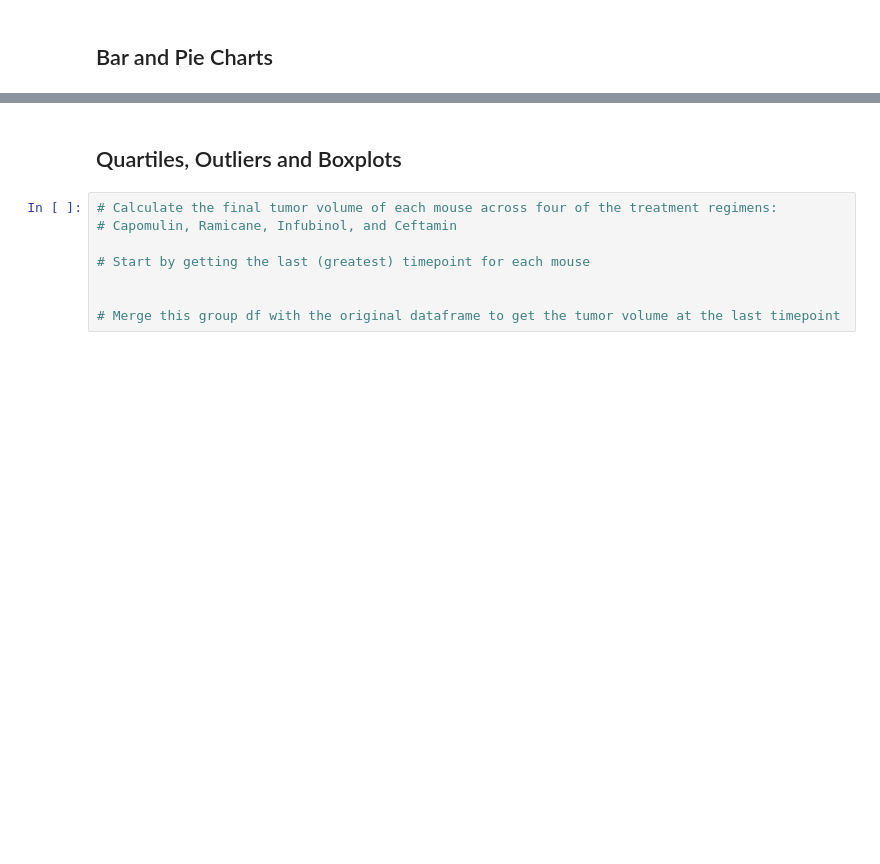
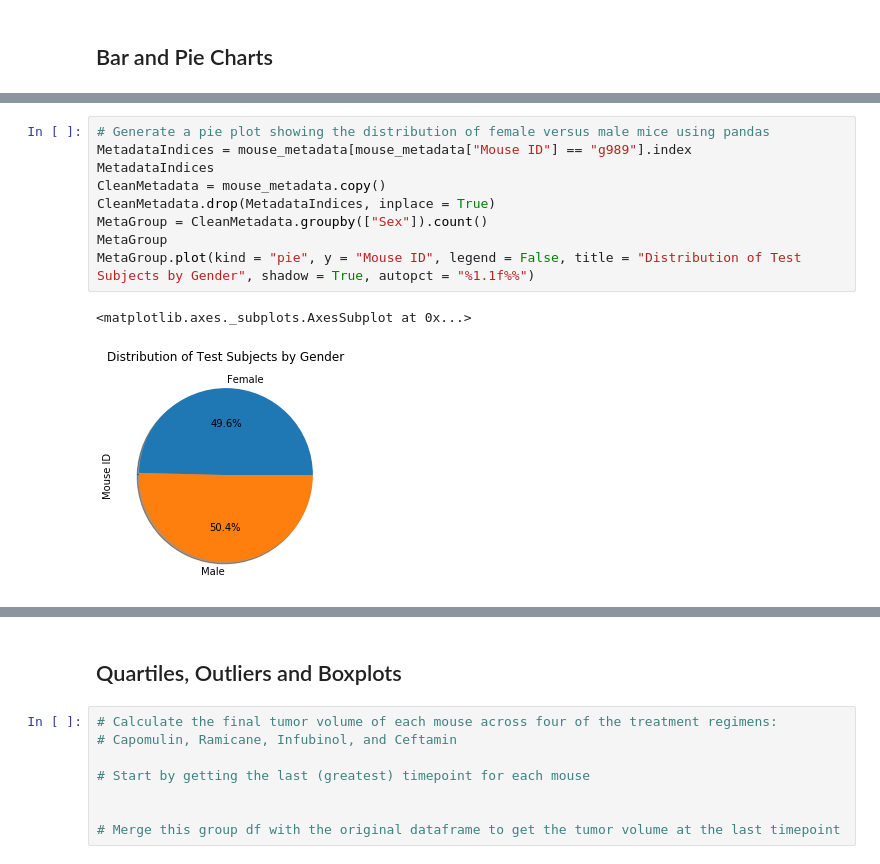
Before and after one commit to DataNinjaPrincess/matplotlib-challenge, a Jupyter notebook: pymaceuticals.ipynb, the cells around one changed output, grey strips where cells are left out. Cells and saved outputs as stored; diff of their text form; blank space fills up the shorter version.

```diff
--- a/pymaceuticals.ipynb
+++ b/pymaceuticals.ipynb
@@ -133 +184,13 @@ CleanMice.describe()
+# %%
+# Generate a pie plot showing the distribution of female versus male mice using pandas
+MetadataIndices = mouse_metadata[mouse_metadata["Mouse ID"] == "g989"].index
+MetadataIndices
+CleanMetadata = mouse_metadata.copy()
+CleanMetadata.drop(MetadataIndices, inplace = True)
+MetaGroup = CleanMetadata.groupby(["Sex"]).count()
+MetaGroup
+MetaGroup.plot(kind = "pie", y = "Mouse ID", legend = False, title = "Distribution of Test Subjects by Gender", shadow = True, autopct = "%1.1f%%")
+# %% [output]
+<matplotlib.axes._subplots.AxesSubplot at 0x...>
+[figure, added]
 # %%
```
Also changed, not shown: parts of 8 cells of this notebook, 1 other file.
